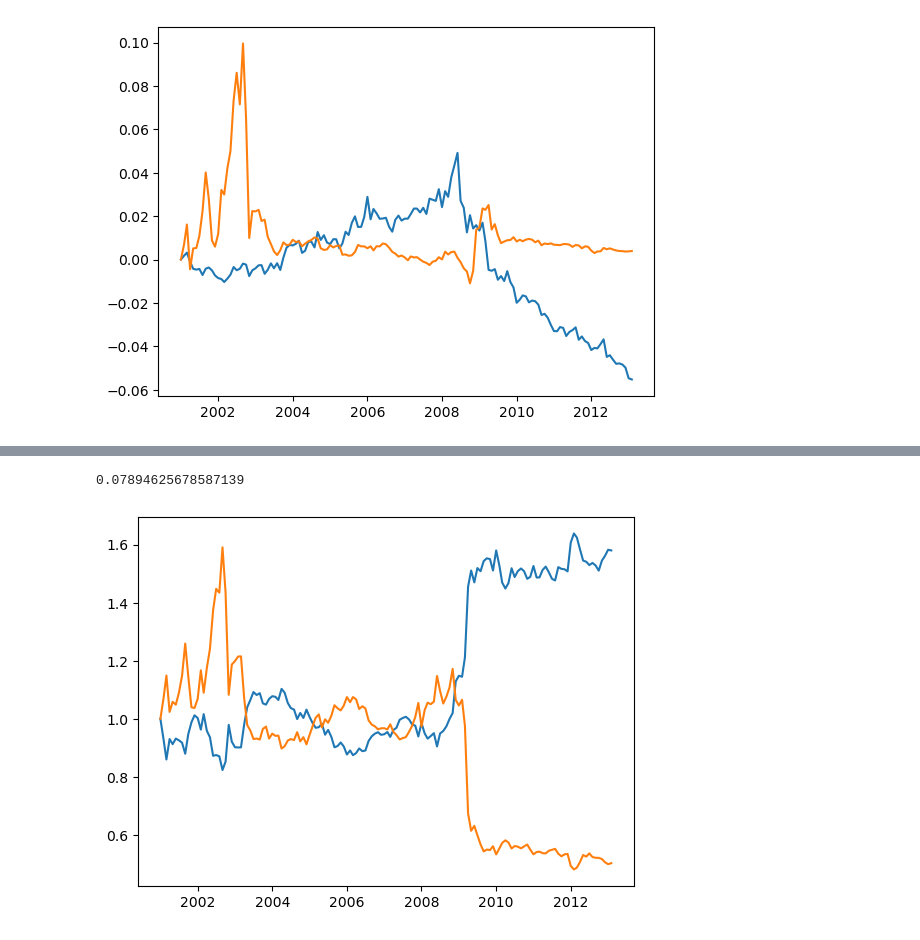
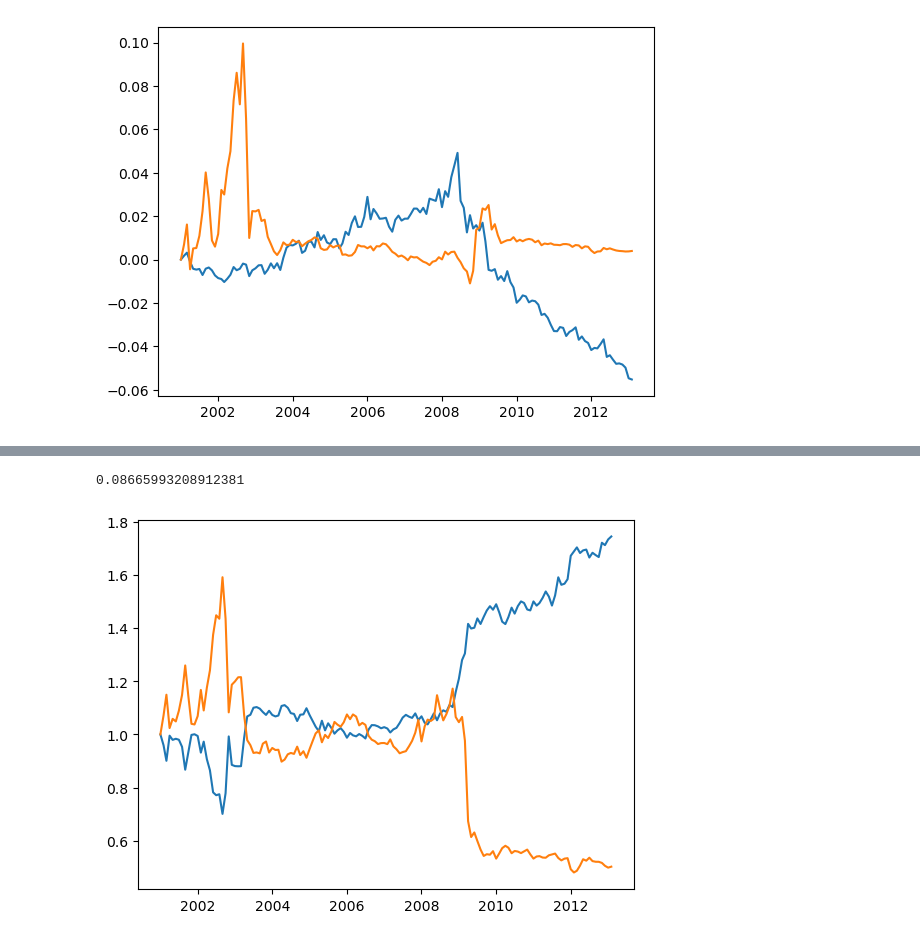
Before and after one commit to Toby3220/EF-5058-HFS, a Jupyter notebook: Group Project/main.ipynb, the cells around one changed output, grey strips where cells are left out. Cells and saved outputs as stored; diff of their text form; code cells hidden in the pictures.

```diff
--- a/Group Project/main.ipynb
+++ b/Group Project/main.ipynb
@@ -741,31 +680,3 @@ plt.plot(ejc_tcret-momval_tcret)
 # %% [output]
 [<matplotlib.lines.Line2D at 0x...>]
 [figure]
-# %%
-sup = data.get("SUP").copy()
-
-ret = data.get("ret").copy().shift(-1)
-data.append("RET-ML",ret)
-
-segment = tmbool_train
-
-key = pd.DataFrame(False,index=segment.index,columns=segment.columns)
-
-cuttoff=0.6
-
-# key_pos = key.copy()
-# key_pos[sup>=cuttoff]=True
-mldf_pos = data.gen_mldf(["MOM","VAL","SUP-Z","RET-ML"],tmbool_train)
-
-# key_neg = key.copy()
-# key_neg[sup<=-cuttoff]=True
-# mldf_neg = data.gen_mldf(["MOM","VAL","SUP-Z","RET-ML"],key_neg)
-
-# key_base = key.copy()
-# key_base[(sup<cuttoff)&(sup>-cuttoff)]=True
-# mldf_base = data.gen_mldf(["MOM","VAL","SUP-Z","RET-ML"],key_base)
-
-
-model_pos, res_pos = cb.run_ml(mldf_pos)
-# model_neg, res_neg = cb.run_ml(mldf_neg)
-# model_base, res_base = cb.run_ml(mldf_base)
@@ -816,37 +703,37 @@ fzb = 0.0 #res_base.params[3]
 fmp = res_pos.params[0]
 fvp = res_pos.params[1]
 fcp = res_pos.params[2]
-fzp = res_pos.params[3]
+# fzp = res_pos.params[3]
 
 
 # fmn = res_neg.params[0]
 # fvn = res_neg.params[1]
 # fcn = res_neg.params[2]
 # fzn = res_neg.params[3]
 
 
 # basecase
 # ejustc3 = fmb*mom + fvb*val + fcb + fzb*supz
 
 # positive
-ejustc3 = fmp*mom + fvp*val + fcp + fzp*supz
+ejustc3 = fmp*mom + fvp*val + fcp #+ fzp*supz
 
 # neg
 
 # ejustc3[sup<= -cuttoff] = fmn*mom[sup<= -cuttoff] + fvn*val[sup<= -cuttoff] + fcn + fzn*supz[sup<= -cuttoff]
 
 data.append("EJC3",ejustc3)
 port_ejc3 = data.to_port("EJC3", tmbool_train)
 port_ejc3.gen_weights_from_score(0.3)
 ejc_ret3, ejc_cret3= port_ejc3.get_port_ret(port_ejc3.lsw,bps=10)
 momval_ret, momval_cret= port_ejc3.get_port_ret(port_momval.lsw,bps=10)
 
 # lejc_ret, lejc_cret= port_ejc.get_port_ret(port_ejc.sw,bps=10)
 
 plt.plot(ejc_cret3)
 plt.plot(momval_cret)
 # plt.plot(mom_cret)
 cb.infomation_ratio(ejc_ret3,momval_ret)
 # %% [output]
-0.07894625678587139
+0.08665993208912381
-[figure, old version]
+[figure, new version]
```
Also changed, not shown: parts of 22 cells of this notebook.
